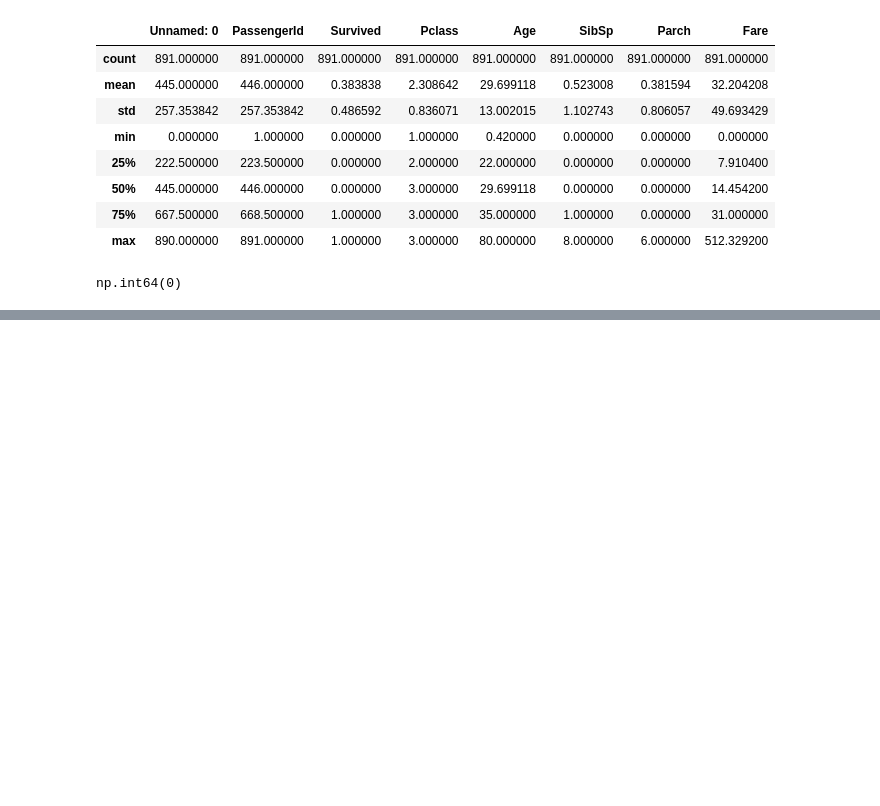
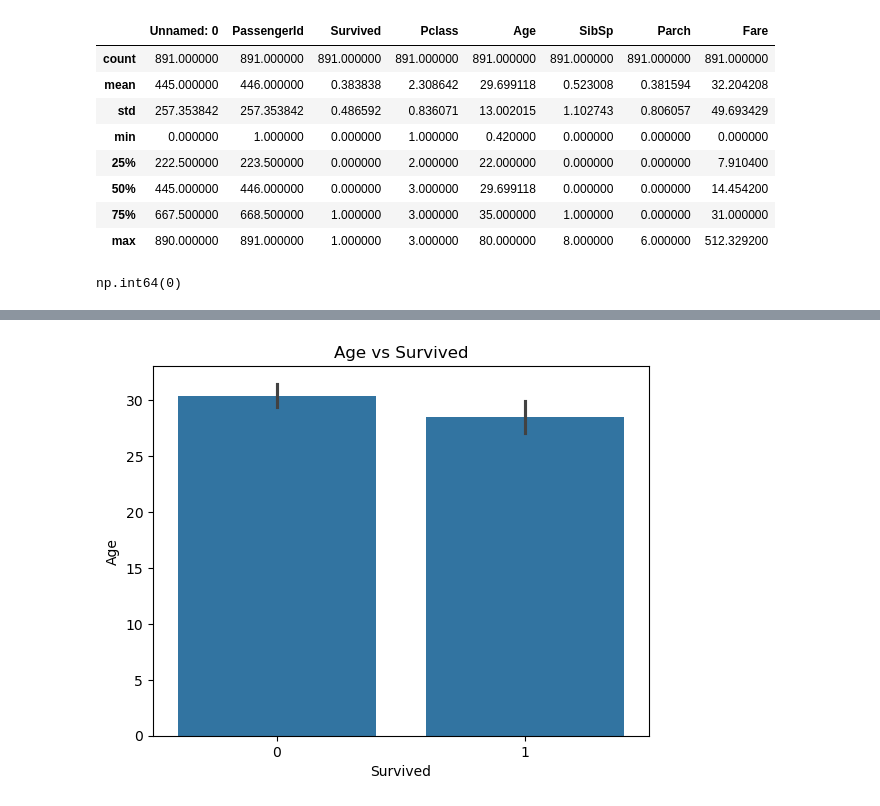
Before and after one commit to emmanuelakinadubi-source/ds-week1-emmanuel, a Jupyter notebook: src/notebooks/test.ipynb, the cells around one changed output, grey strips where cells are left out. Cells and saved outputs as stored; diff of their text form; code cells hidden in the pictures; blank space fills up the shorter version.

```diff
--- a/src/notebooks/test.ipynb
+++ b/src/notebooks/test.ipynb
@@ -111,0 +145,6 @@ np.int64(0)
+# %%
+sns.barplot(x=target, y='Age', data=df)
+plt.title('Age vs Survived')
+plt.show()
+# %% [output]
+[figure, added]
```
Also changed, not shown: parts of 13 cells of this notebook.
